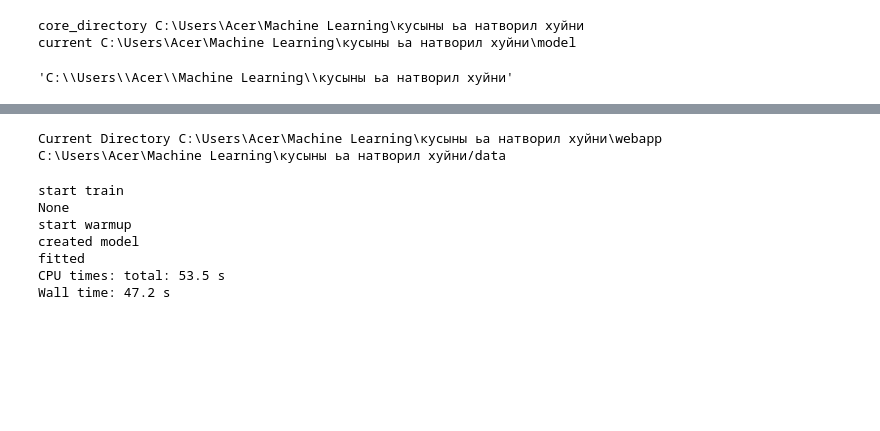
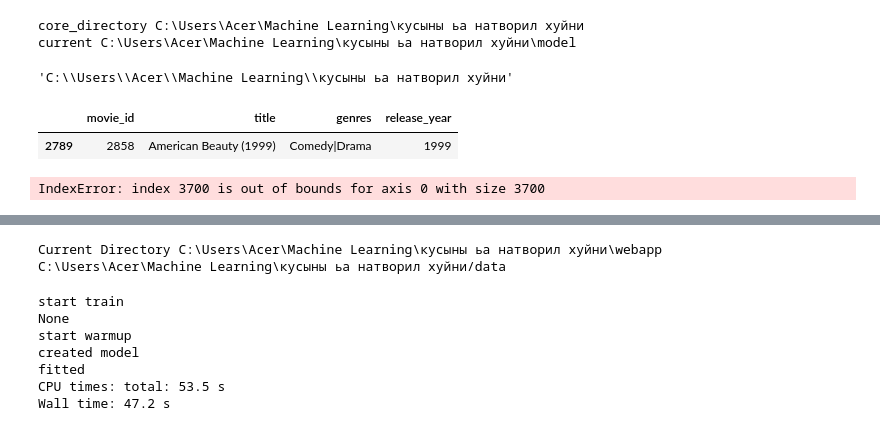
Before and after one commit to nikitalotts/recsys-mf, a Jupyter notebook: model/model_building.ipynb, the cells around one changed output, grey strips where cells are left out. Saved outputs shown, nothing was run; the diff lists cells and outputs as text; code cells hidden in the pictures; blank space fills up the shorter version.

```diff
--- a/model/model_building.ipynb
+++ b/model/model_building.ipynb
@@ -87,6 +236,15 @@ current C:\Users\Acer\Machine Learning\кусыны ьа натворил хуй
 'C:\\Users\\Acer\\Machine Learning\\кусыны ьа натворил хуйни'
 # %%
 # !pip install get-project-root
+# %%
+recsys.items_matrix[recsys.items_matrix['movie_id'] == 2858]
+# %% [output]
+|  | movie_id | title | genres | release_year |
+| 2789 | 2858 | American Beauty (1999) | Comedy|Drama | 1999 |
+# %%
+recsys.user_item_matrix.columns[3700]
+# %% [output]
+IndexError: index 3700 is out of bounds for axis 0 with size 3700
 # %%
 !python ../model/model.py train --dataset='../data/train/ratings_train.dat'
 # %% [output]
```
Also changed, not shown: parts of 70 cells of this notebook, 2 other files.
